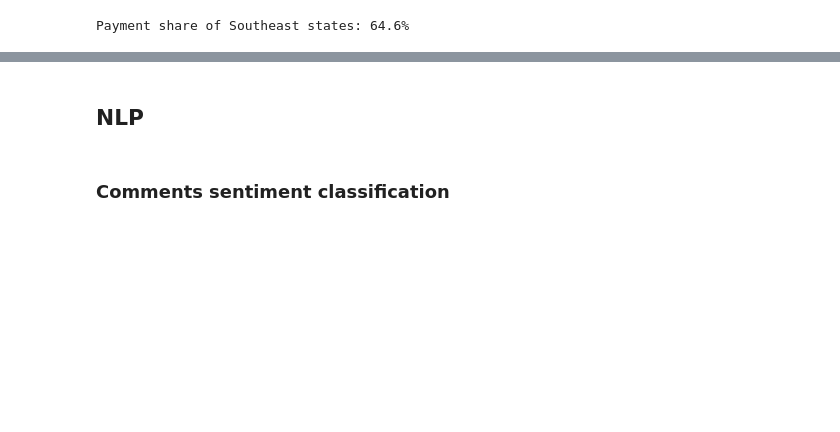
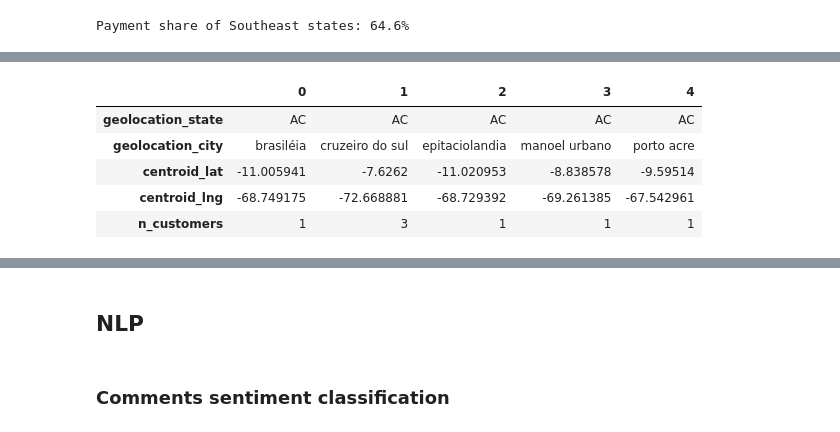
Before and after one commit to hturqueti/olist-brazilian-ecommerce-analysis, a Jupyter notebook: notebooks/01-orders-eda.ipynb, the cells around one changed output, grey strips where cells are left out. Saved outputs shown, nothing was run; the diff lists cells and outputs as text; code cells hidden in the pictures; blank space fills up the shorter version.

```diff
--- a/notebooks/01-orders-eda.ipynb
+++ b/notebooks/01-orders-eda.ipynb
@@ -409,0 +437,30 @@ The previous chart shows that the Southeast states have a higher number of selle
+# %%
+customers_location = (
+    customers[["customer_unique_id", "customer_zip_code_prefix"]]
+    .drop_duplicates(subset=["customer_unique_id"])
+
+    .merge(
+        city_state_by_zipcode,
+        how="left",
+        left_on=["customer_zip_code_prefix"],
+        right_on=["geolocation_zip_code_prefix"],
+    )
+    .merge(
+        centroid_geolocation,
+        how="left",
+        on=["geolocation_state", "geolocation_city"],
+    )
+    .groupby(by=["geolocation_state", "geolocation_city", "centroid_lat", "centroid_lng"])
+    .agg({"customer_unique_id": "count"})
+    .reset_index()
+    .rename(columns={"customer_unique_id": "n_customers"})
+)
+
+customers_location.head(5).T
+# %% [output]
+|  | 0 | 1 | 2 | 3 | 4 |
+| geolocation_state | AC | AC | AC | AC | AC |
+| geolocation_city | brasiléia | cruzeiro do sul | epitaciolandia | manoel urbano | porto acre |
+| centroid_lat | -11.005941 | -7.6262 | -11.020953 | -8.838578 | -9.59514 |
+| centroid_lng | -68.749175 | -72.668881 | -68.729392 | -69.261385 | -67.542961 |
+| n_customers | 1 | 3 | 1 | 1 | 1 |
```
Also changed, not shown: parts of 14 cells of this notebook.
